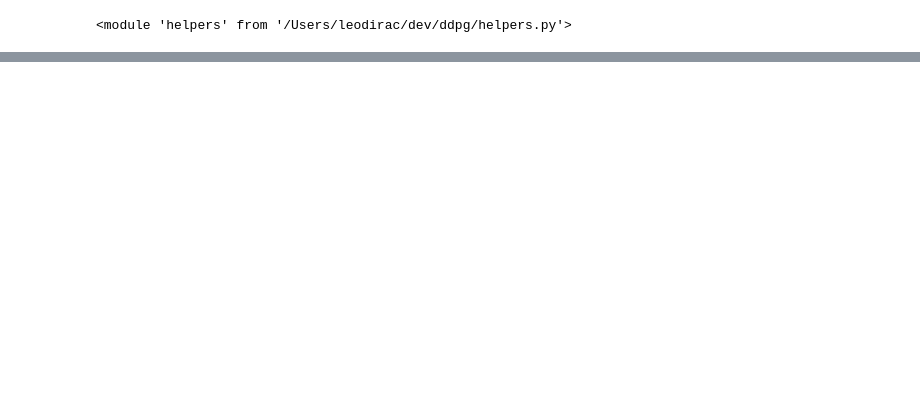
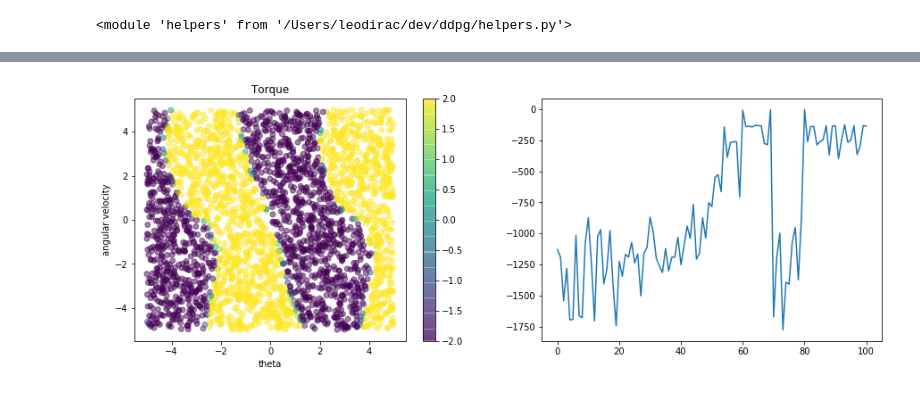
Before and after one commit to leopd/jasrlp, a Jupyter notebook: ddpg-pendulum.ipynb, the cells around one changed output, grey strips where cells are left out. Saved outputs shown, nothing was run; the diff lists cells and outputs as text; code cells hidden in the pictures; blank space fills up the shorter version.

```diff
--- a/ddpg-pendulum.ipynb
+++ b/ddpg-pendulum.ipynb
@@ -105,0 +124,4 @@ learner.rollout(render=True)
+# %%
+viz.plot_q()
+# %% [output]
+[figure, added]
```
Also changed, not shown: parts of 9 cells of this notebook, 3 other files.
